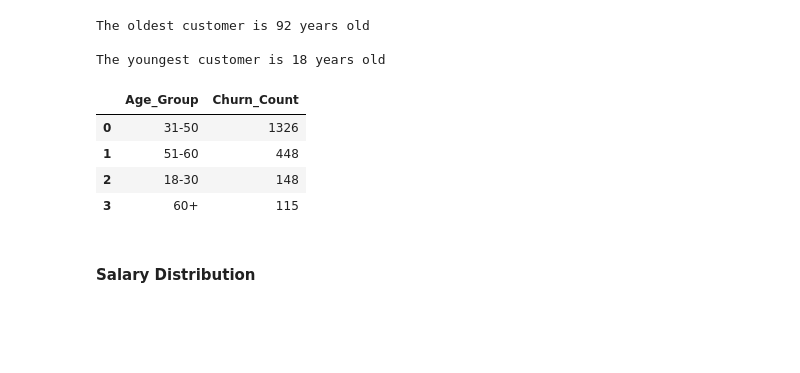
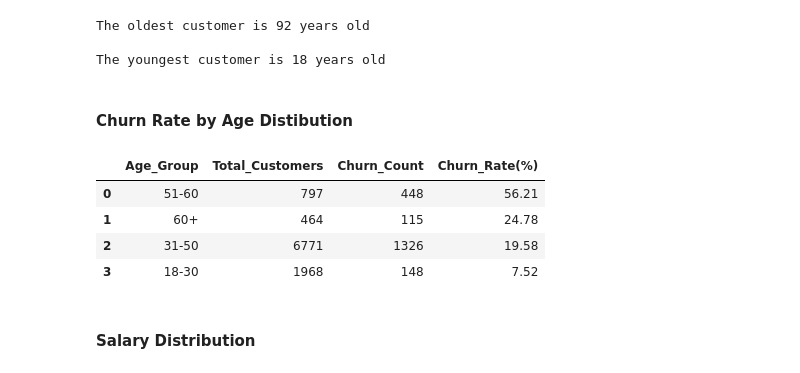
Before and after one commit to Sabuny/Database-SQLite, a Jupyter notebook: Bank_Churn_SQL.ipynb, the cells around one changed output. Saved outputs shown, nothing was run; the diff lists cells and outputs as text; code cells hidden in the pictures; blank space fills up the shorter version.

```diff
--- a/Bank_Churn_SQL.ipynb
+++ b/Bank_Churn_SQL.ipynb
@@ -191,28 +197,32 @@ print(f"\nThe youngest customer is {min_age} years old")
 The oldest customer is 92 years old
 
 The youngest customer is 18 years old
+# %% [markdown]
+#### Churn Rate by Age Distibution
 # %%
 query ="""
 SELECT
     CASE
         WHEN Age BETWEEN 18 AND 30 THEN '18-30'
         WHEN Age BETWEEN 31 AND 50 THEN '31-50'
         WHEN Age BETWEEN 51 AND 60 THEN '51-60'
         ELSE '60+'
-    END AS Age_Group,COUNT(*) AS Churn_Count
+    END AS Age_Group,
+    COUNT(*) AS Total_Customers,
+    SUM(Exited) AS Churn_Count,
+    ROUND(100.0 * SUM(Exited) / COUNT(*),2) AS "Churn_Rate(%)"
 FROM Clients_Profile
-WHERE Exited = 1
 GROUP BY Age_Group
-ORDER BY Churn_Count DESC
+ORDER BY "Churn_Rate(%)" DESC
 """
 dff =pd.read_sql(query,conn)
 display(dff.head())
 # %% [output]
-|  | Age_Group | Churn_Count |
-| 0 | 31-50 | 1326 |
-| 1 | 51-60 | 448 |
-| 2 | 18-30 | 148 |
-| 3 | 60+ | 115 |
+|  | Age_Group | Total_Customers | Churn_Count | Churn_Rate(%) |
+| 0 | 51-60 | 797 | 448 | 56.21 |
+| 1 | 60+ | 464 | 115 | 24.78 |
+| 2 | 31-50 | 6771 | 1326 | 19.58 |
+| 3 | 18-30 | 1968 | 148 | 7.52 |
 # %% [markdown]
 #### Salary Distribution
 # %%
```
Also changed, not shown: parts of 29 cells of this notebook, 1 other file.
